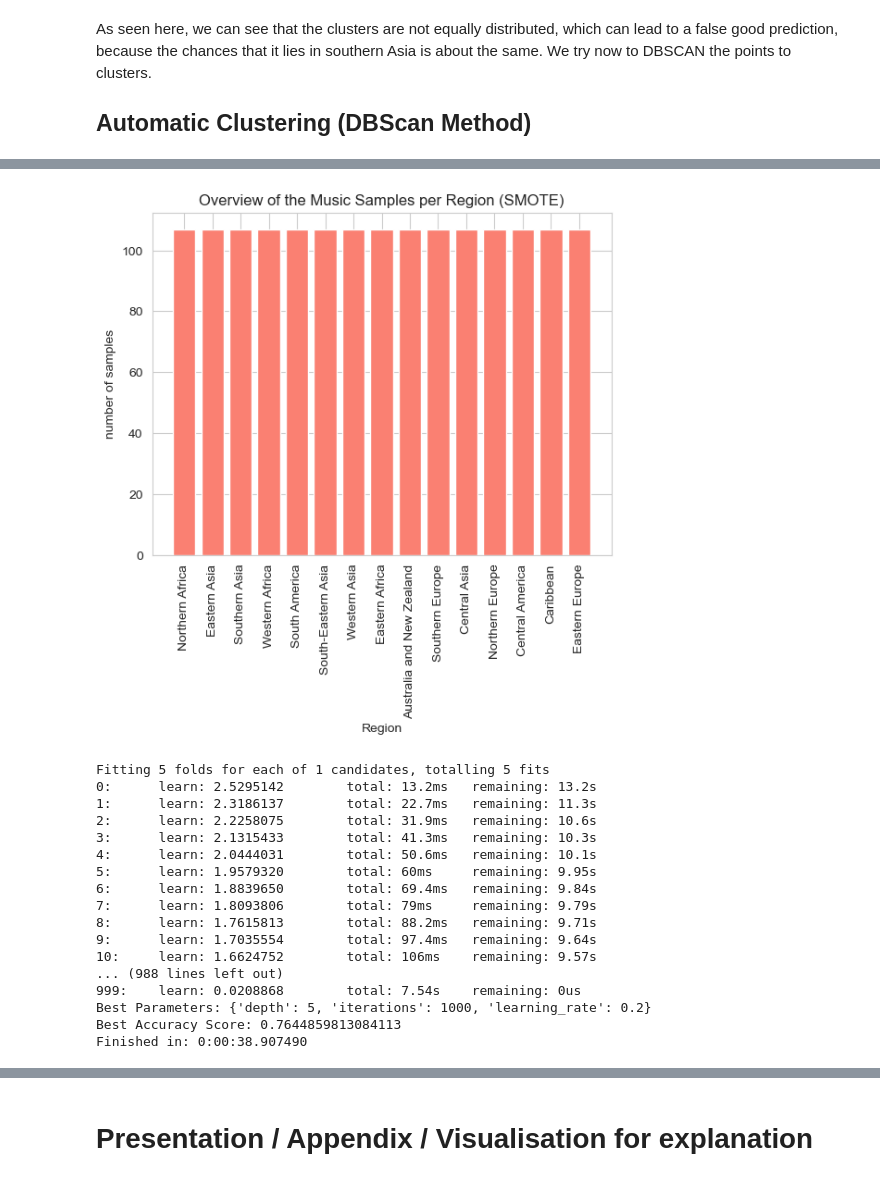
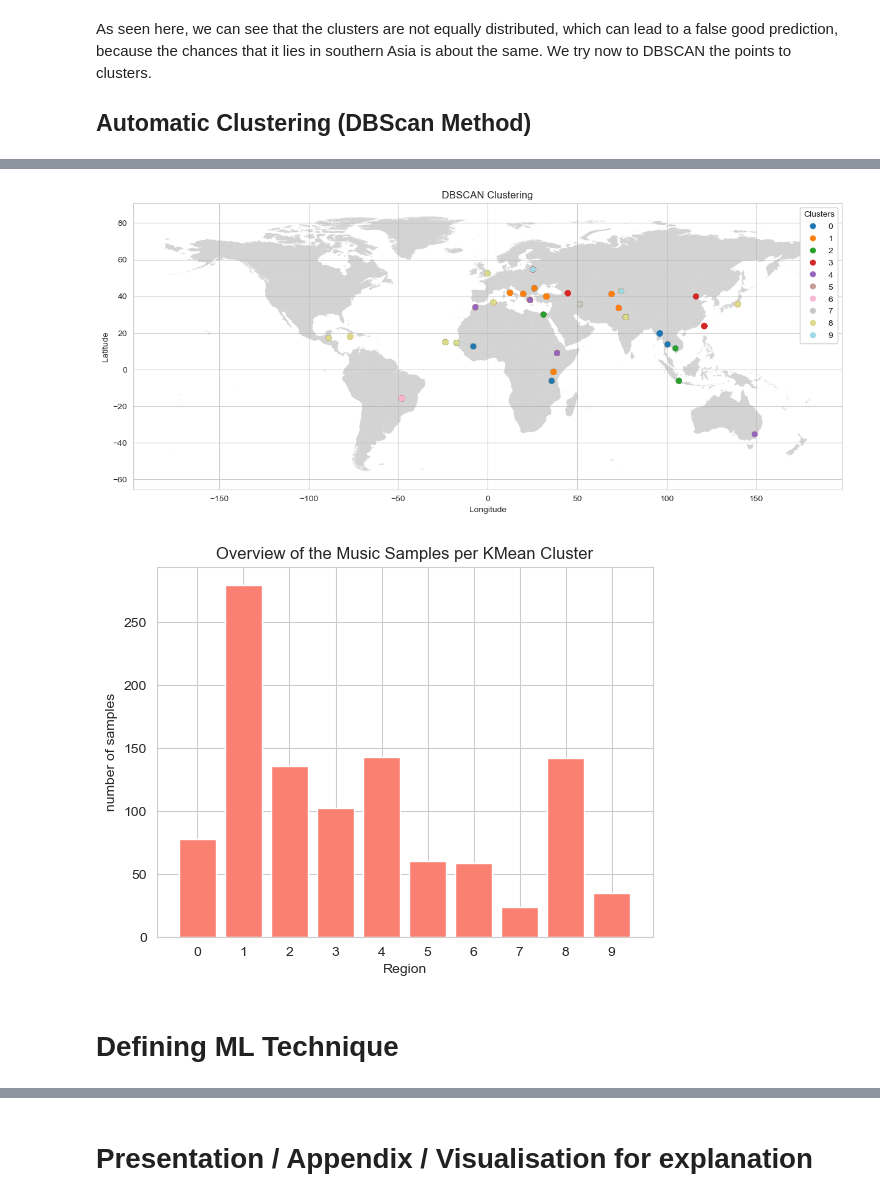
Before and after one commit to widmerc/GEO871, a Jupyter notebook: Project.ipynb, the cells around one changed output, grey strips where cells are left out. Cells and saved outputs as stored; diff of their text form; code cells hidden in the pictures.

```diff
--- a/Project.ipynb
+++ b/Project.ipynb
@@ -371,42 +293,36 @@ The classes are quite inbalanced. So there exist more insstances in class X than
-# %%
-from imblearn.over_sampling import SMOTE
-
-smote = SMOTE(sampling_strategy='auto')
-X_train_resampled, y_train_resampled = smote.fit_resample(X_train, y_train)
-per_region = pd.DataFrame(y_train_resampled.value_counts()).reset_index()
-plt.bar(per_region["region"], per_region['count'], color = "salmon")
-plt.xticks(rotation='vertical')
-plt.title("Overview of the Music Samples per Region (SMOTE)")
-plt.ylabel("number of samples")
-plt.xlabel("Region")
-plt.show()
-# %% [output]
-[figure, removed]
-# %%
-start_time = datetime.now()
-grid_search.fit(X_train_resampled,y_train_resampled)
-best_params = grid_search.best_params_
-best_estimator = grid_search.best_estimator_
-best_accuracy = grid_search.best_score_
-end_time = datetime.now()
-print("Best Parameters:", best_params)
-print("Best Accuracy Score:", best_accuracy)
-print(f'Finished in: {end_time-start_time}')
-# %% [output]
-Fitting 5 folds for each of 1 candidates, totalling 5 fits
-0:      learn: 2.5295142        total: 13.2ms   remaining: 13.2s
-1:      learn: 2.3186137        total: 22.7ms   remaining: 11.3s
-2:      learn: 2.2258075        total: 31.9ms   remaining: 10.6s
-3:      learn: 2.1315433        total: 41.3ms   remaining: 10.3s
-4:      learn: 2.0444031        total: 50.6ms   remaining: 10.1s
-5:      learn: 1.9579320        total: 60ms     remaining: 9.95s
-6:      learn: 1.8839650        total: 69.4ms   remaining: 9.84s
-7:      learn: 1.8093806        total: 79ms     remaining: 9.79s
-8:      learn: 1.7615813        total: 88.2ms   remaining: 9.71s
-9:      learn: 1.7035554        total: 97.4ms   remaining: 9.64s
-10:     learn: 1.6624752        total: 106ms    remaining: 9.57s
-... (988 lines left out)
-999:    learn: 0.0208868        total: 7.54s    remaining: 0us
-Best Parameters: {'depth': 5, 'iterations': 1000, 'learning_rate': 0.2}
-Best Accuracy Score: 0.7644859813084113
-Finished in: 0:00:38.907490
+# %%
+music_origin_gdf_pca_kmeans = music_origin_gdf_pca.copy()
+selected_columns = [0, 1, 2, 3, 4, 5, 6, 7, 8, 9, 10, 11, 12, 13, 14, 15,
+                    16, 17, 18, 19, 20, 21, 22, 23, 24, 25, 26, 27, 28, 29,
+                    30, 31, 32, 33, 34, 35, 36, 37, 38, 39, 40]
+selected_df = music_origin_gdf_pca_kmeans.iloc[:, selected_columns]
+
+n_clusters = 10
+kmeans = KMeans(n_clusters=n_clusters, random_state=42)
+kmeans.fit(selected_df)
+music_origin_gdf_pca_kmeans['Cluster'] = kmeans.labels_
+# %%
+plt.figure(figsize=(15,10))
+gdf_bondaries.plot(ax=plt.gca(), alpha=0.5, color = "darkgrey",edgecolor = "none")
+scatter = plt.scatter(music_origin_gdf['Longitude'], music_origin_gdf['Latitude'], c=music_origin_gdf_pca_kmeans['Cluster'], cmap='tab20', label='Cluster')
+plt.xlabel('Longitude')
+plt.ylabel('Latitude')
+plt.title('DBSCAN Clustering')
+legend = plt.legend(*scatter.legend_elements(), title="Clusters")
+plt.gca().add_artist(legend)  # Add the legend back to the plot
+plt.savefig('./images/11_KMeans_clusters.png')
+plt.show()
+
+per_KmeanCluster = music_origin_gdf_pca_kmeans.groupby("Cluster").nunique()[0].reset_index().sort_values(0)
+plt.bar(per_KmeanCluster["Cluster"],per_KmeanCluster[0], color = "salmon")
+plt.xticks(rotation='vertical')
+plt.title("Overview of the Music Samples per KMean Cluster")
+plt.ylabel("number of samples")
+plt.xlabel("Region")
+plt.xticks(per_KmeanCluster["Cluster"],rotation = "horizontal")
+plt.savefig('./images/12_Overview_DBSCAN_Clusters.png')
+# %% [output]
+[figure, added]
+[figure, added]
+# %% [markdown]
+# Defining ML Technique
```
Also changed, not shown: parts of 20 cells of this notebook, 8 other files.
